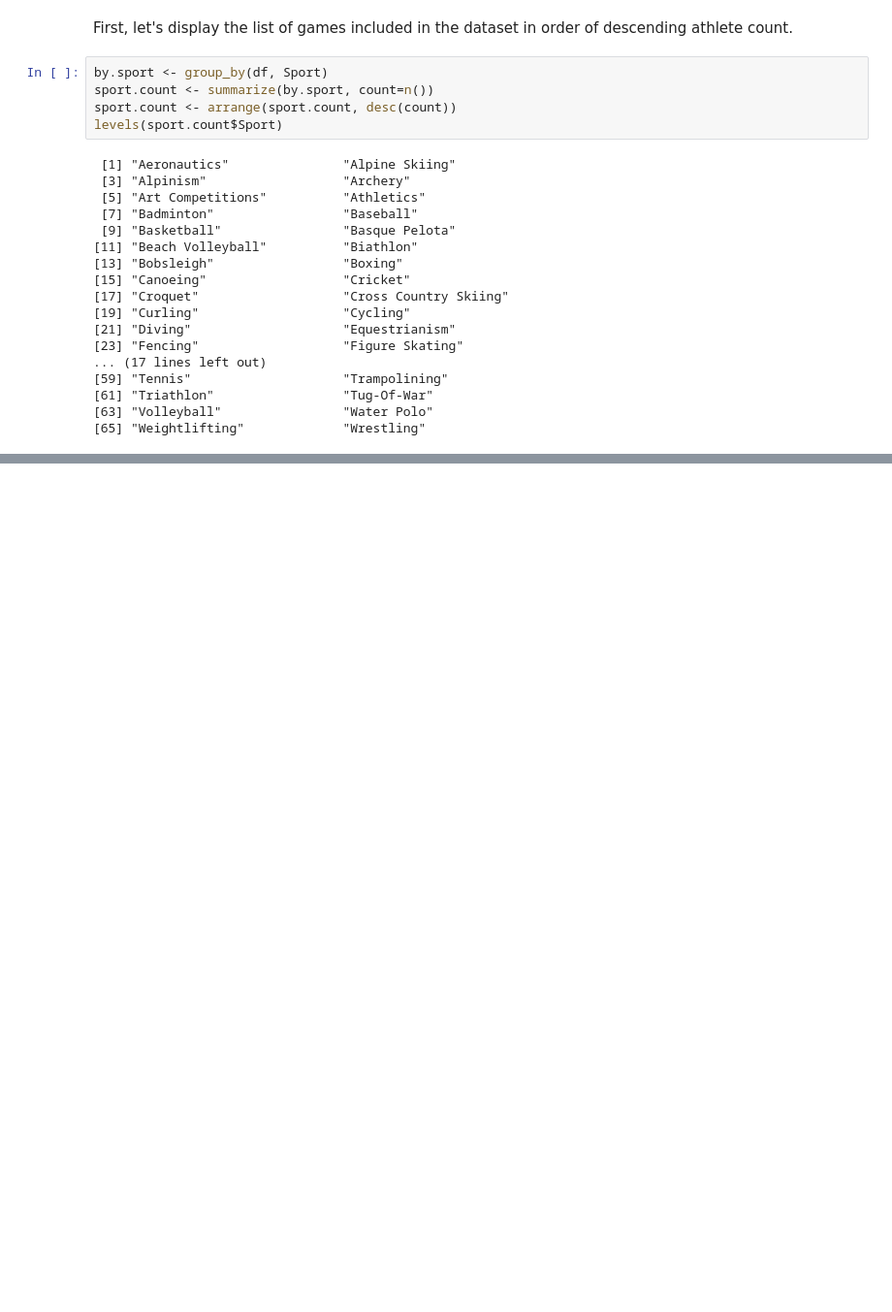
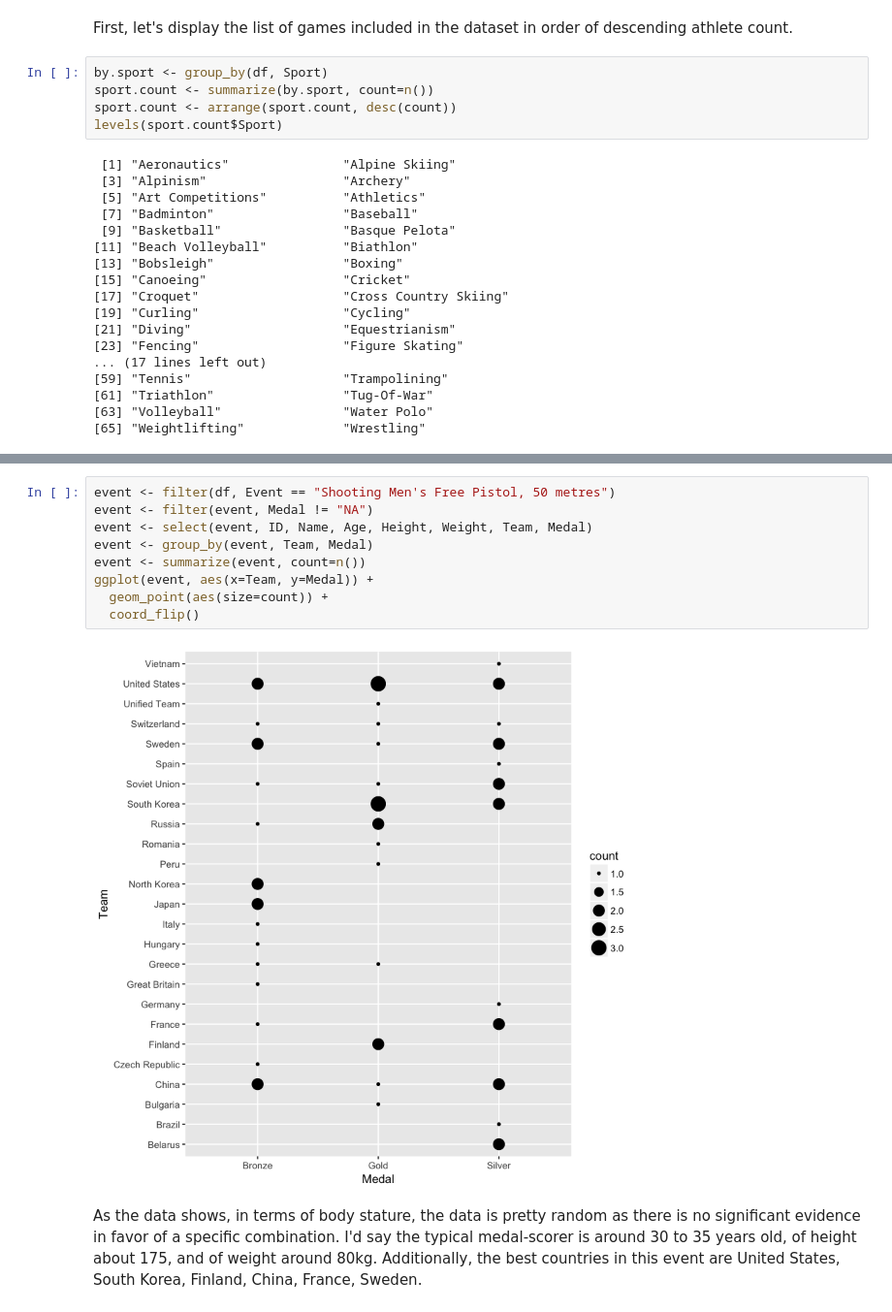
Before and after one commit to ap1303/side_project_1, a Jupyter notebook: Untitled.ipynb, the cells around one changed output, grey strips where cells are left out. Shown at 97% size. Drawn from its saved outputs; the diff is of its cells as text; blank space fills up the shorter version.

```diff
--- a/Untitled.ipynb
+++ b/Untitled.ipynb
@@ -48,0 +91,13 @@ levels(sport.count$Sport)
+# %%
+event <- filter(df, Event == "Shooting Men's Free Pistol, 50 metres")
+event <- filter(event, Medal != "NA")
+event <- select(event, ID, Name, Age, Height, Weight, Team, Medal)
+event <- group_by(event, Team, Medal)
+event <- summarize(event, count=n())
+ggplot(event, aes(x=Team, y=Medal)) +
+  geom_point(aes(size=count)) +
+  coord_flip()
+# %% [output]
+[figure, added]
+# %% [markdown]
+As the data shows, in terms of body stature, the data is pretty random as there is no significant evidence in favor of a specific combination. I'd say the typical medal-scorer is around 30 to 35 years old, of height about 175, and of weight around 80kg. Additionally, the best countries in this event are United States, South Korea, Finland, China, France, Sweden.
```
Also changed, not shown: parts of 53 cells of this notebook.
